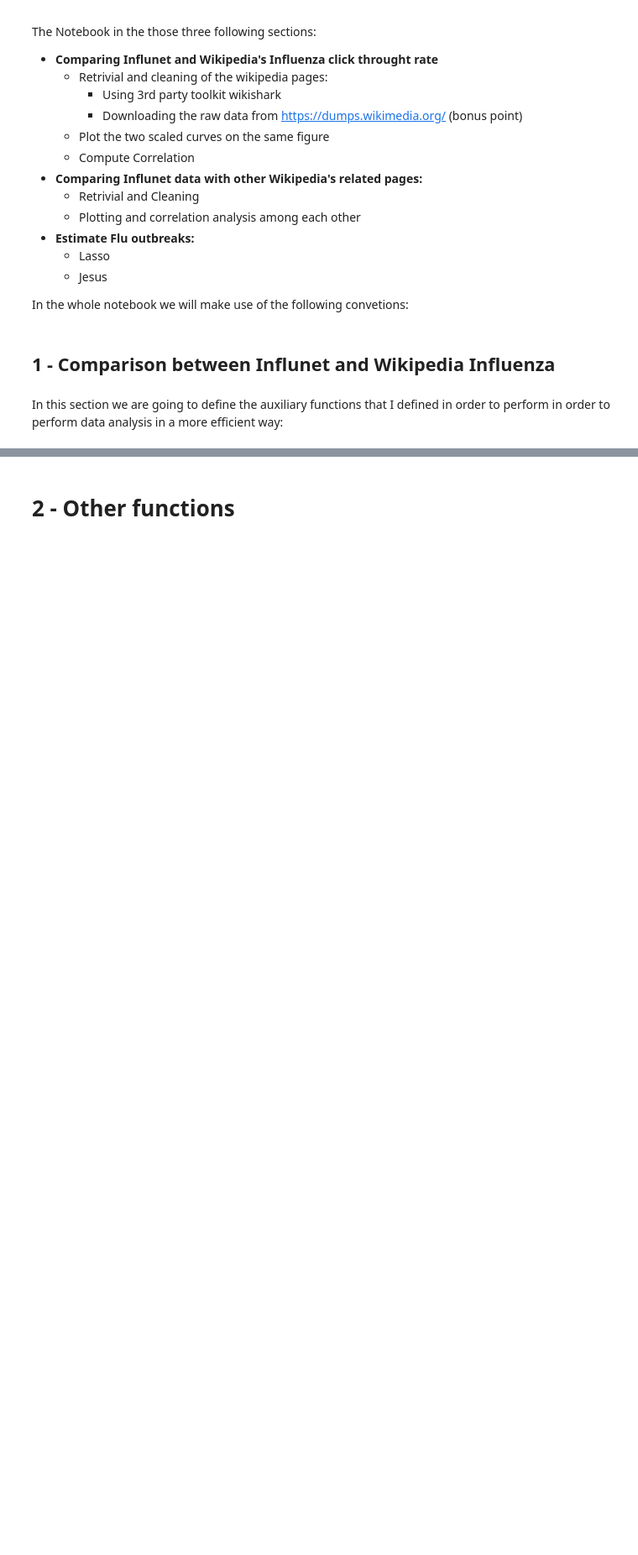
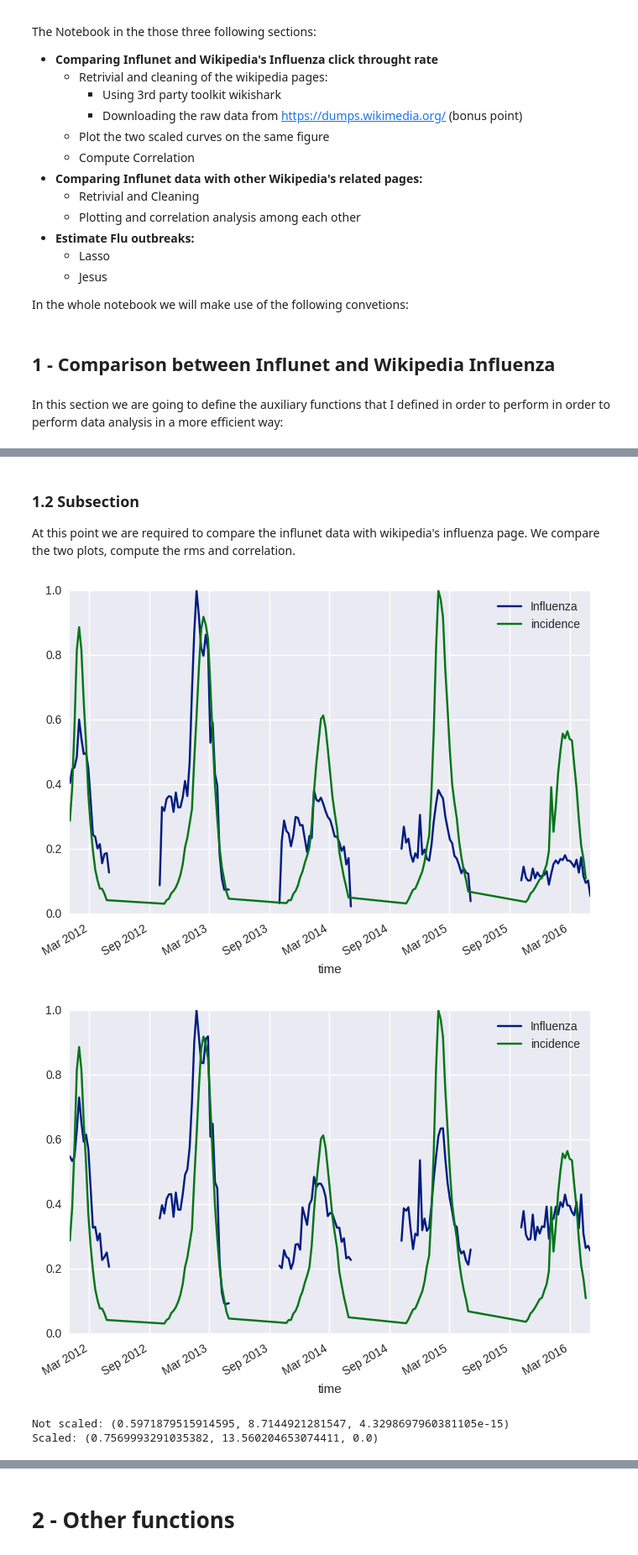
Before and after one commit to aalto1/digitalepidemiology, a Jupyter notebook: buratti_2.ipynb, the cells around one changed output, grey strips where cells are left out. Shown at 84% size. Drawn from its saved outputs; the diff is of its cells as text; code cells hidden in the pictures; blank space fills up the shorter version.

```diff
--- a/buratti_2.ipynb
+++ b/buratti_2.ipynb
@@ -110,12 +51,0 @@ def getWikiRaw(wikiPages, path = "/home/aalto/PycharmProjects/digitalepidemiolog
-# %%
-def comparePlots(elems, start):
-    for elem in elems:
-        y = elem.ix[elem.index.year > start, 0]
-        y = y/max(y)
-        plt.plot(y)
-    plt.show()
-# %%
-influnet = importInflunet("/home/aalto/Desktop/DE/hw2/influnet/data/")
-wiki = getWiki(["influenza2"])
-
-comparePlots([influnet, wiki], 2010)
@@ -133,0 +132,45 @@ Now to check the previous point we load the influnet dataset in memory and than
+# %% [markdown]
+### 1.2 Subsection
+
+At this point we are required to compare the influnet data with wikipedia's influenza page. We compare the two plots, compute the rms and correlation.
+# %%
+def comparePlots(influnet, wikis, year):
+    gt = influnet["incidence"][influnet.index.year > year]
+    gt = gt/max(gt)
+    for wiki in wikis:
+        y = wikis[wiki][wikis.index.year > year]
+        y = y/max(y)
+        plt.plot(y),gt.plot()
+        plt.legend()
+        plt.show()
+
+def crossCorrelation(x,y):
+    num = np.mean((x-np.mean(x))*(y-np.mean(y)))
+    den = np.std(x)*np.std(y)
+    r = num/den
+    #print len(x), len(y)
+
+    #significance
+    n = len(x)
+    t = r * ((n-2)/(1-r**2))**(0.5)
+    pvalue = 1-scipy.stats.t.cdf(t, n-2)
+
+    return r,t,pvalue
+
+
+df_wikis2 = df_wikis.div(df_wikis.totalViews, axis='index')
+del df_wikis2["totalViews"]
+del df_wikis["totalViews"]
+
+
+
+comparePlots(df_influnet, pd.DataFrame(df_wikis["Influenza"]), 2011)
+comparePlots(df_influnet, pd.DataFrame(df_wikis2["Influenza"]), 2011)
+
+print "Not scaled:", crossCorrelation(df_influnet['incidence'][df_influnet.index >= min(df_wikis.index)], df_wikis["Influenza"])
+print "Scaled:", crossCorrelation(df_influnet['incidence'][df_influnet.index >= min(df_wikis2.index)], df_wikis2["Influenza"])
+# %% [output]
+[figure, added]
+[figure, added]
+Not scaled: (0.5971879515914595, 8.7144921281547, 4.3298697960381105e-15)
+Scaled: (0.7569993291035382, 13.560204653074411, 0.0)
```
Also changed, not shown: parts of 57 cells of this notebook.
